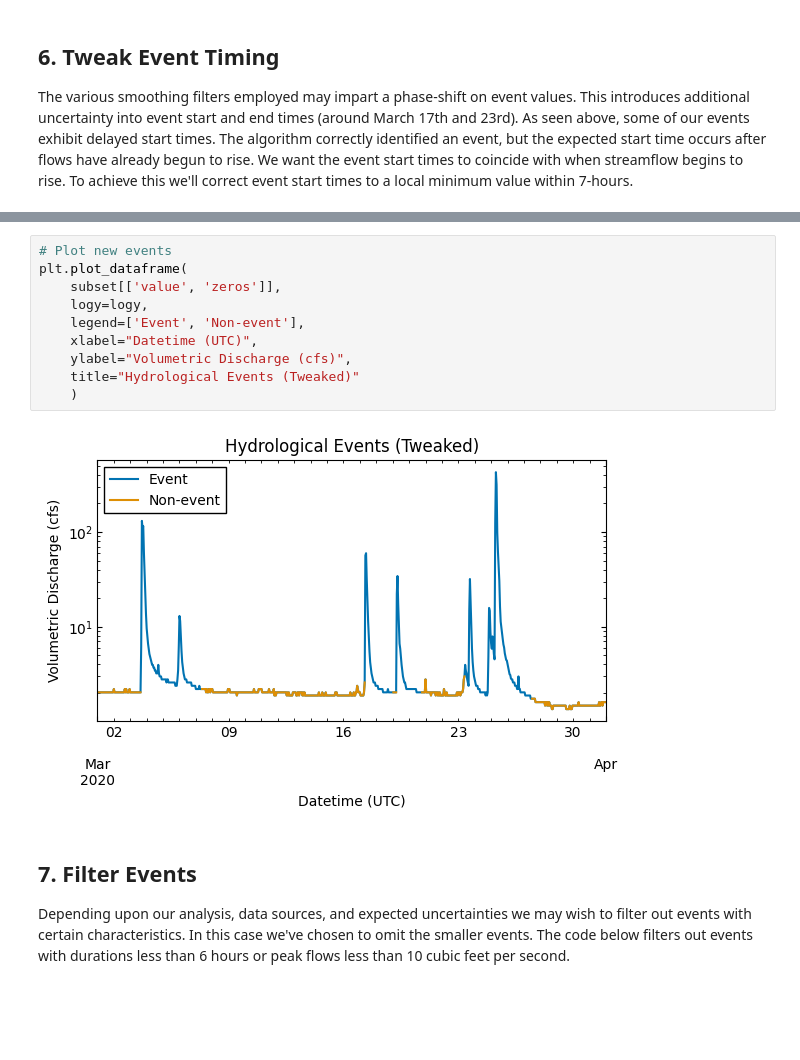
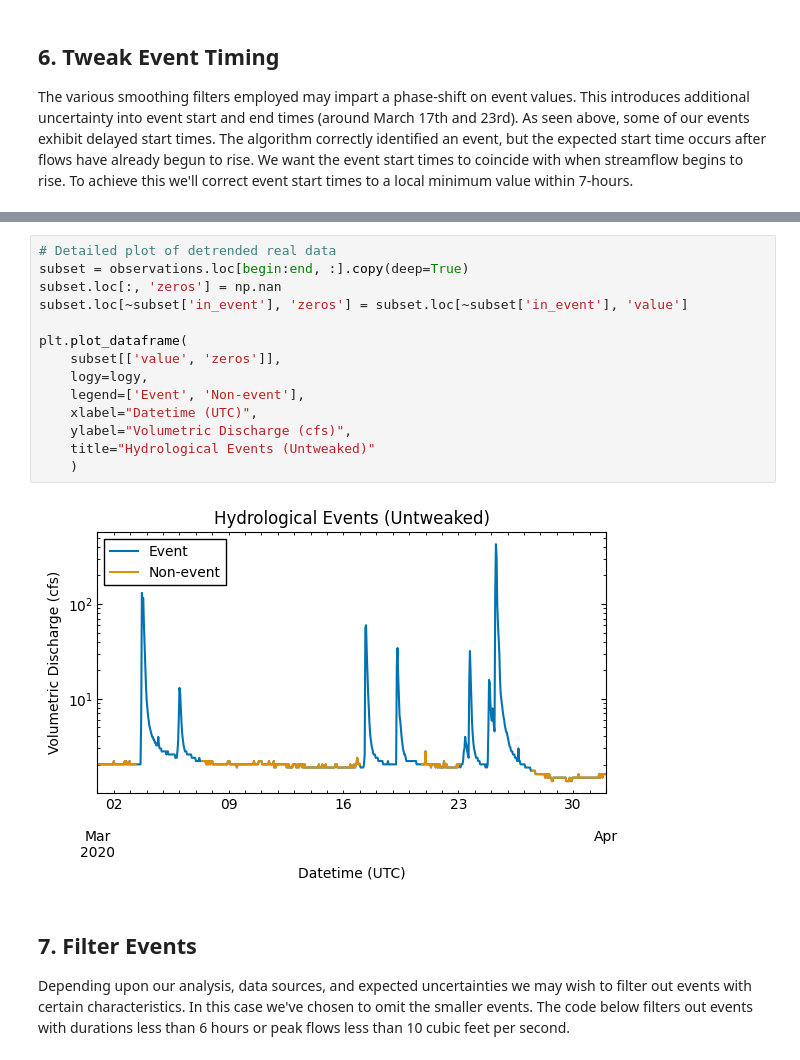
Before and after one commit to jarq6c/little_hope, a Jupyter notebook: event_detection.ipynb, the cells around one changed output, grey strips where cells are left out. Drawn from its saved outputs; the diff is of its cells as text; blank space fills up the shorter version.

Commit message:
update subsetting

```diff
--- a/event_detection.ipynb
+++ b/event_detection.ipynb
@@ -304,17 +304,21 @@ events_subsets
 | 29 | 2020-03-17 01:00:00 | 2020-03-20 18:00:00 |
 | 30 | 2020-03-23 03:00:00 | 2020-03-27 11:00:00 |
 # %%
-# Plot new events
+# Detailed plot of detrended real data
+subset = observations.loc[begin:end, :].copy(deep=True)
+subset.loc[:, 'zeros'] = np.nan
+subset.loc[~subset['in_event'], 'zeros'] = subset.loc[~subset['in_event'], 'value']
+
 plt.plot_dataframe(
     subset[['value', 'zeros']],
     logy=logy,
     legend=['Event', 'Non-event'],
     xlabel="Datetime (UTC)",
     ylabel="Volumetric Discharge (cfs)",
-    title="Hydrological Events (Tweaked)"
+    title="Hydrological Events (Untweaked)"
     )
 # %% [output]
-[figure, old version]
+[figure, new version]
 # %% [markdown]
 ## 7. Filter Events
 
```
Also changed, not shown: parts of 3 cells of this notebook.
